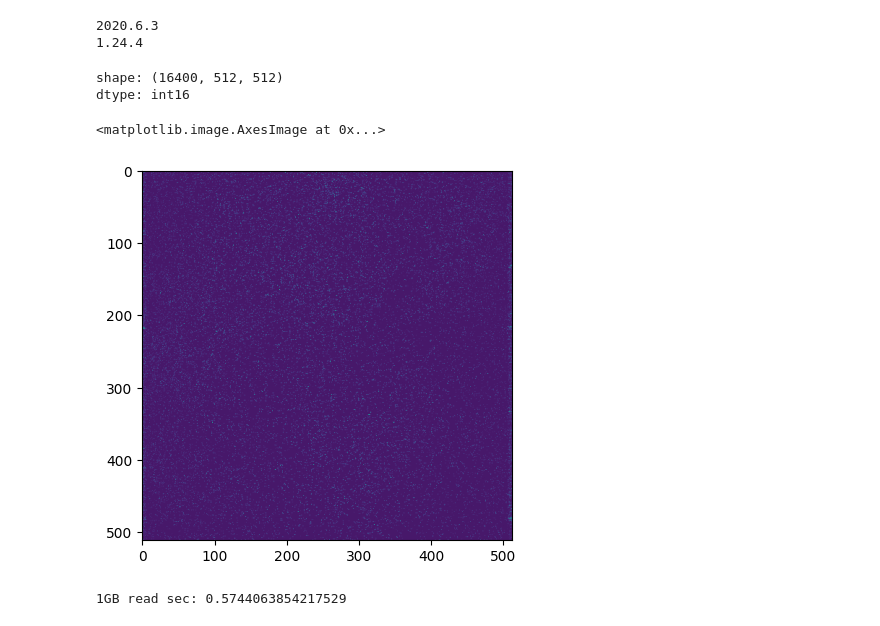
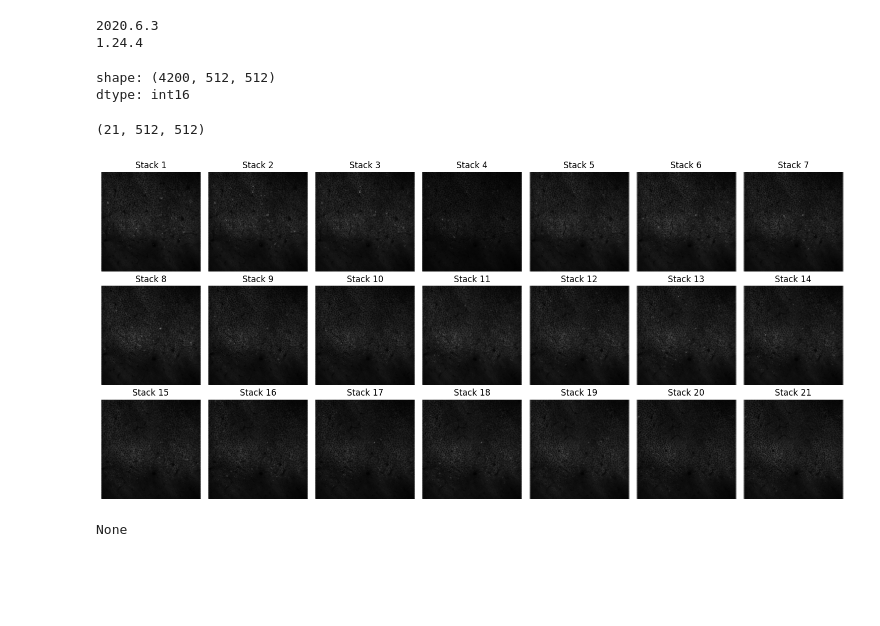
Before and after one commit to ZilongJi/2D2P, a Jupyter notebook: notebook/TiffReader_test_notRobinCode.ipynb, the cells around one changed output. Saved outputs shown, nothing was run; the diff lists cells and outputs as text; code cells hidden in the pictures; blank space fills up the shorter version.

Commit message:
modify stackprocessor

```diff
--- a/notebook/TiffReader_test_notRobinCode.ipynb
+++ b/notebook/TiffReader_test_notRobinCode.ipynb
@@ -10,7 +65,7 @@ print(np.__version__)
 # %%
 # read a tiff file and plot the images
 
-path = r"C:\Users\BurgessLab\Desktop\SM2PCode\2D2P\Data\08112024_stack_00002.tif"
+path = r"C:\Users\BurgessLab\Desktop\SM2PCode\2D2P\Data\stack27072023_00002.tif"
 
 # path = r"D:\data\724\08112024_session_00002.tif"
 
@@ -18,24 +73,36 @@ data = tifffile.imread(path)
 
 print("shape:", data.shape)
 print("dtype:", data.dtype)
+
+num_v = 1
+num_s = 21
+num_f = 200
+
+
+mean_frames = extract_mean_frame(data, num_v, num_s, num_f, dtype=np.float32, check=True)
+
+mean_frames.shape
 # %% [output]
-shape: (16400, 512, 512)
+shape: (4200, 512, 512)
 dtype: int16
+(21, 512, 512)
 # %%
 import matplotlib.pyplot as plt
-
-plt.imshow(data[0,:,:])
+#show 21 mean frames in a 3x7 grid
+fig, axes = plt.subplots(3, 7, figsize=(15, 7))
+for i, ax in enumerate(axes.flat):
+    if i < mean_frames.shape[0]:
+        ax.imshow(mean_frames[i], cmap='gray')
+        ax.set_title(f'Stack {i+1}')
+    ax.axis('off')
+plt.tight_layout()
 # %% [output]
-<matplotlib.image.AxesImage at 0x...>
-[figure, old version]
+[figure, new version]
-# %%
-import time, os
-path = r"D:\data\724\08112024_session_00001.tif"
-# path = r"D:\data\724\08112024_session_00001.tif"
-# path = r"C:\Users\BurgessLab\Desktop\SM2PCode\2D2P\Data\08112024_stack_00002.tif"
-t0 = time.time()
-with open(path, "rb") as f:
-    f.read(1024*1024*1024)  # 读 1GB
-print("1GB read sec:", time.time()-t0)
-# %% [output]
-1GB read sec: 0.5744063854217529
+# %%
+import tifffile
+
+with tifffile.TiffFile(r"C:\Users\BurgessLab\Desktop\SM2PCode\2D2P\Data\stack27072023_00002.tif") as tif:
+    dt = tif.pages[0].tags.get("DateTime")
+    print(dt.value if dt else None)
+# %% [output]
+None
```
Also changed, not shown: parts of 5 cells of this notebook, 4 other files.
